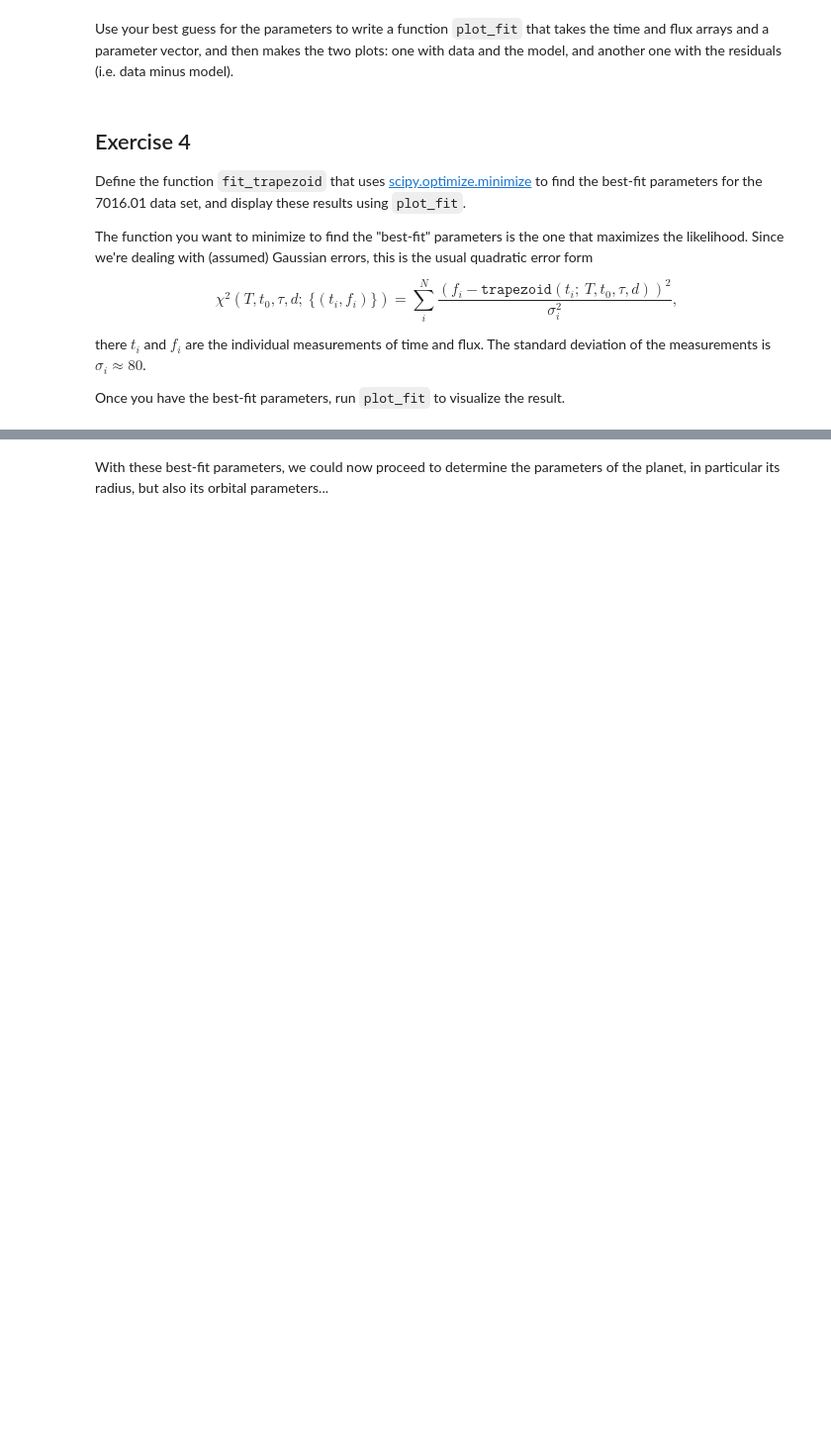
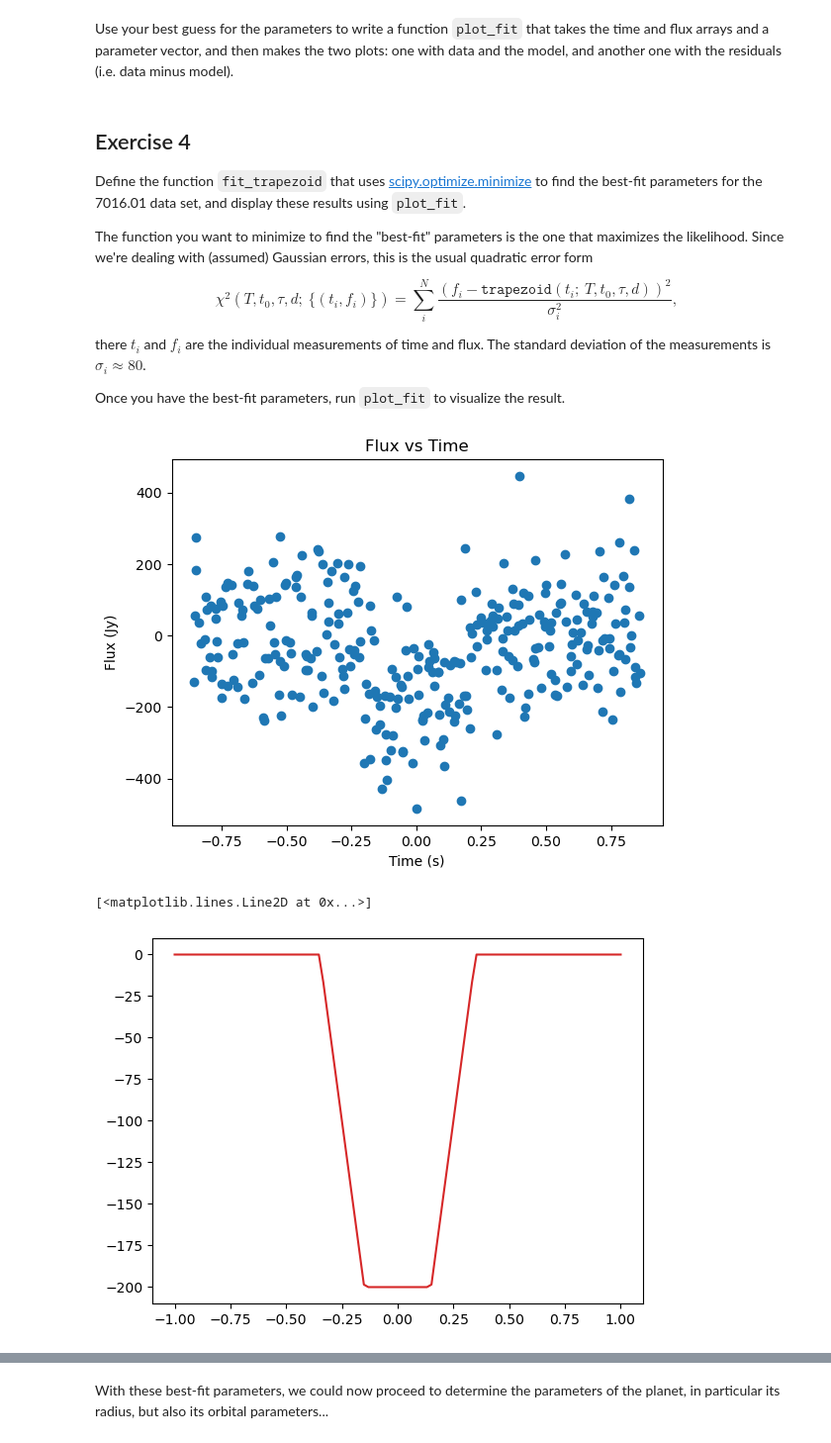
Before and after one commit to lwfixursleep/usrp2025, a Jupyter notebook: Transit.ipynb, the cells around one changed output, grey strips where cells are left out. Shown: that part at 99% size. Saved outputs shown, nothing was run; the diff lists cells and outputs as text; code cells hidden in the pictures; blank space fills up the shorter version.

```diff
--- a/Transit.ipynb
+++ b/Transit.ipynb
@@ -104,3 +104,33 @@ $$
 there $t_i$ and $f_i$ are the individual measurements of time and flux. The standard deviation of the measurements is $\sigma_i \approx 80$.
 
 Once you have the best-fit parameters, run `plot_fit` to visualize the result.
+# %%
+def trapezoid(params, t):
+
+    if not np.isscalar(t):
+        return np.array([trapezoid(params, t_) for t_ in t])
+
+    delta, T, t0, tau = params
+    t_ = t - t0
+    if t_ < -T/2:
+        return 0
+    elif t_ < min(-T/2 + tau,0):
+        slope = -delta / tau
+        return slope * (t_ + T/2)
+    elif t_ < max(0, T/2 - tau):
+        return -delta
+    elif t_ < T/2:
+        slope = delta / tau
+        return slope * (t_ - T/2)
+    else:
+        return 0
+# %%
+params = (200, 0.7, 0.0, 0.2)
+model = trapezoid(params, t)
+
+plot_data(times, fluxes)
+plt.plot(t, model, color='C3')
+# %% [output]
+[figure, added]
+[<matplotlib.lines.Line2D at 0x...>]
+[figure, added]
```
Also changed, not shown: parts of 2 cells of this notebook.
